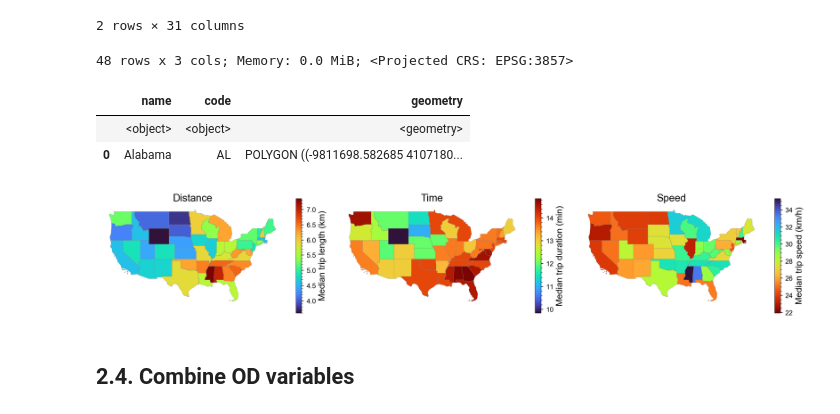
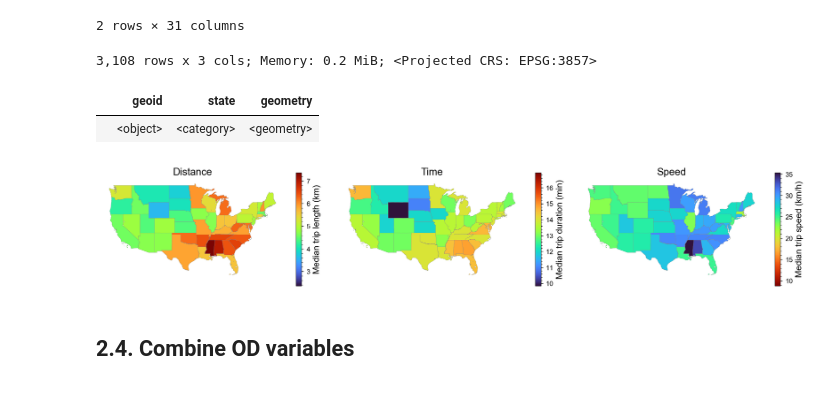
Before and after one commit to rvanxer/spr_4711, a Jupyter notebook: code/5_nhts_data.ipynb, the cells around one changed output. Drawn from its saved outputs; the diff is of its cells as text; code cells hidden in the pictures.

Commit message:
Standardized US+IN namespace up to access data preparation

```diff
--- a/code/5_nhts.ipynb
+++ b/code/5_nhts_data.ipynb
@@ -130,30 +130,30 @@ NaNs: Time=15,933 Distance=20,825 Speed=30,852 Purpose=32 Mode=9,540 StartTime=5
 # for col in sorted(trips.select_dtypes(CAT)):
 #     print('*' * 50)
 #     print(trips[col].value_counts().sort_index())
-# %%
-states = (gpd.read_parquet(DATA / 'zones/us/state_2020.parquet')
-          .merge(pd.read_csv(DATA / 'zones/state_codes.csv'), on='name')
-          .query('code!="DC"').to_crs(CRS_M)[['name', 'code', 'geometry']]).disp()
-# %% [output]
-48 rows x 3 cols; Memory: 0.0 MiB; <Projected CRS: EPSG:3857>
-|  | name | code | geometry |
-|  | <object> | <object> | <geometry> |
-| 0 | Alabama | AL | POLYGON ((-9811698.582685 4107180... |
+# %%
+cntyUS = gpd.read_parquet(DATA / 'zones/zones_2020.parquet', filters=[
+    ('scale', '==', 'County')], columns=['geoid', 'state', 'geometry']).disp(0) # 10s
+# %% [output]
+3,108 rows x 3 cols; Memory: 0.2 MiB; <Projected CRS: EPSG:3857>
+|  | geoid | state | geometry |
+|  | <object> | <category> | <geometry> |
+# %%
+stateUS = cntyUS.dissolve('state').reset_index() # 18s
 # %%
-df = states.merge(trips.groupby('State')[['Distance', 'Time', 'Speed']]
-                  .agg(np.median).rename_axis('code').reset_index())
+df = stateUS.merge(trips.groupby('State')[['Distance', 'Time', 'Speed']]
+                   .agg(np.median).rename_axis('state').reset_index())
 _, axes = plt.subplots(1, 3, figsize=(15, 5), dpi=150)
 for i, (col, label, cmap) in enumerate([
         ('Distance', 'Median trip length (km)', 'turbo'),
         ('Time', 'Median trip duration (min)', 'turbo'),
         ('Speed', 'Median trip speed (km/h)', 'turbo_r')]):
     ax = pplot(axes[i], axoff=1, title=col)
     df.plot(col, ax=ax, ec='grey', lw=0.2, cmap=cmap, legend=True,
             legend_kwds=D(shrink=0.5, label=label))
 plt.tight_layout()
 imsave('Mean impedance by US state') # 6s
 # %% [output]
-[figure, old version]
+[figure, new version]
 # %% [markdown]
 ## 2.4. Combine OD variables
 # %%
```
Also changed, not shown: parts of 2 cells of this notebook, 7 other files.
